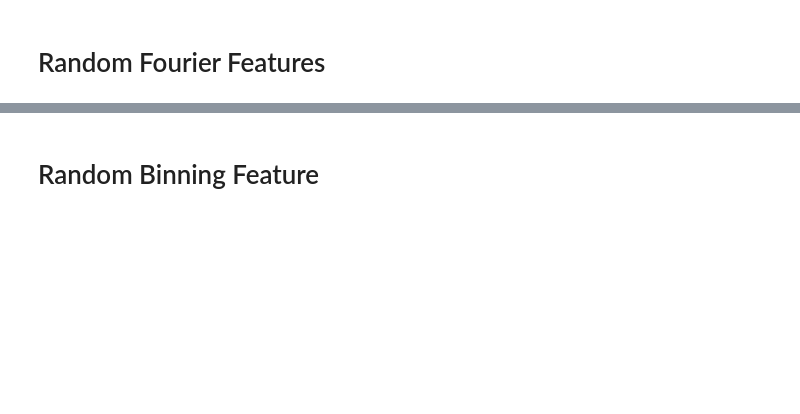
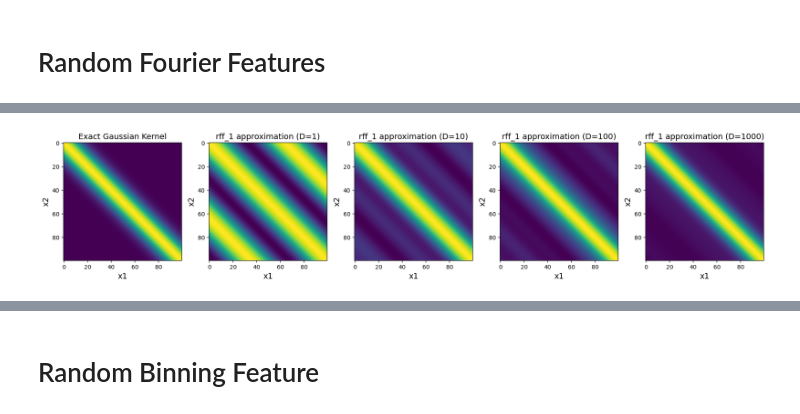
Before and after one commit to ZhenhuanSun/Random-Features, a Jupyter notebook: figures.ipynb, the cells around one changed output, grey strips where cells are left out. Saved outputs shown, nothing was run; the diff lists cells and outputs as text; code cells hidden in the pictures; blank space fills up the shorter version.

```diff
--- a/figures.ipynb
+++ b/figures.ipynb
@@ -33,3 +34,24 @@ plt.show()
+# %%
+D_values = [1, 10, 100, 1000]
+
+fig, ax = plt.subplots(1, 1 + len(D_values), figsize=(18, 6))
+ax[0].imshow(gaussian_kernel_exact)
+ax[0].set_title(f'Exact Gaussian Kernel', fontsize=14)
+ax[0].set_xlabel('x1', fontsize=14)
+ax[0].set_ylabel('x2', fontsize=14)
+
+for i, D in enumerate(D_values):
+    Z = rf.rff_1(x, D)
+    gaussian_kernel_approximate = Z @ Z.T
+    ax[i+1].imshow(gaussian_kernel_approximate)
+    ax[i+1].set_title(f'rff_1 approximation (D={D})', fontsize=14)
+    ax[i+1].set_xlabel('x1', fontsize=14)
+    ax[i+1].set_ylabel('x2', fontsize=14)
+
+plt.tight_layout()
+plt.show()
+# %% [output]
+[figure, added]
 # %%
 x = np.linspace(-5, 5, 100).reshape(-1, 1)
 # Gaussian kernel with \sigma = 1
```
Also changed, not shown: parts of 5 cells of this notebook, 1 other file.
